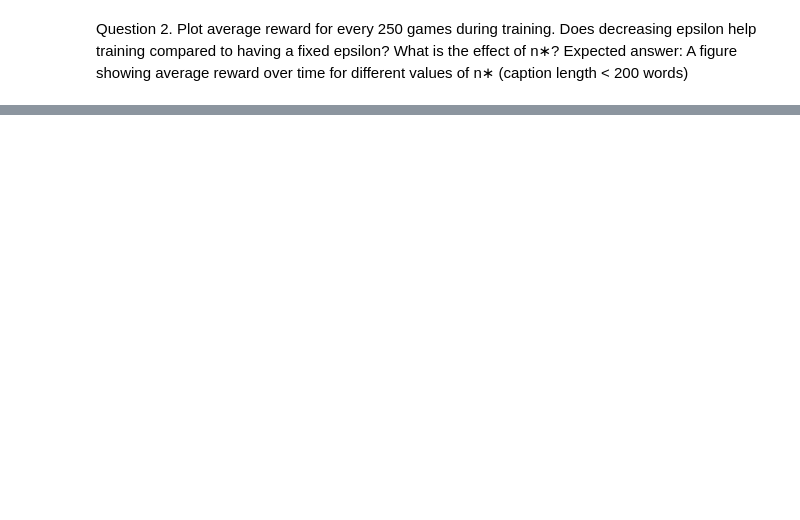
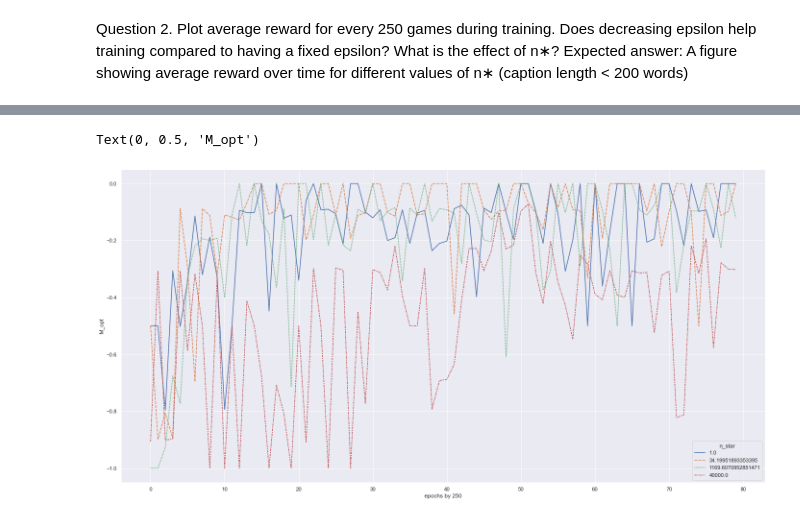
Before and after one commit to jirkalhotka/RL_TicTacToe, a Jupyter notebook: tic_tac_toe_w_res.ipynb, the cells around one changed output, grey strips where cells are left out. Saved outputs shown, nothing was run; the diff lists cells and outputs as text; code cells hidden in the pictures; blank space fills up the shorter version.

```diff
--- a/tic_tac_toe_w_res.ipynb
+++ b/tic_tac_toe_w_res.ipynb
@@ -527,0 +553,14 @@ len(rewards[1.0])
+# %%
+import matplotlib.pyplot as plt
+import seaborn as sns
+import pandas as pd
+
+M_opt_df = pd.DataFrame(M_opt)
+M_opt_df.index.name = 'epochs by 250'
+M_opt_df.transpose().index.name = 'n_star'
+sns.set(rc={'figure.figsize':(24,12)})
+g = sns.lineplot(data=M_opt_df)
+g.set_ylabel('M_opt')
+# %% [output]
+Text(0, 0.5, 'M_opt')
+[figure, added]
```
Also changed, not shown: parts of 15 cells of this notebook, 1 other file.
